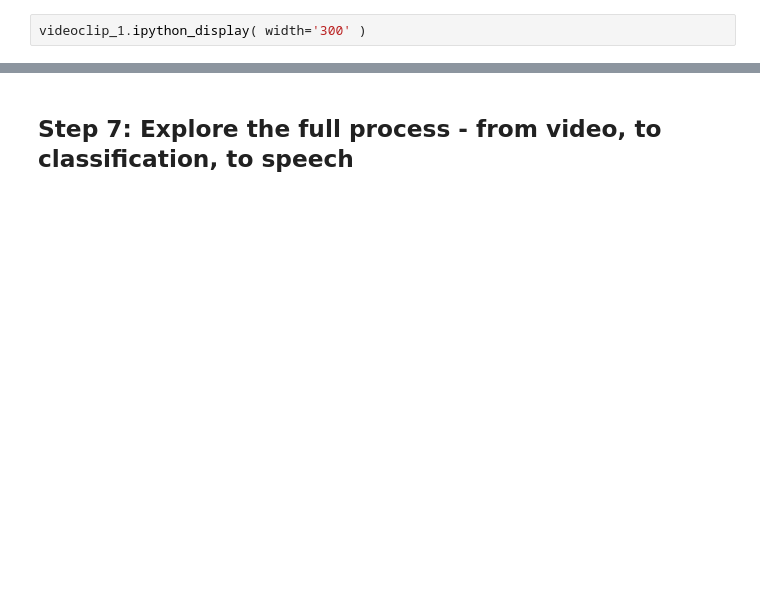
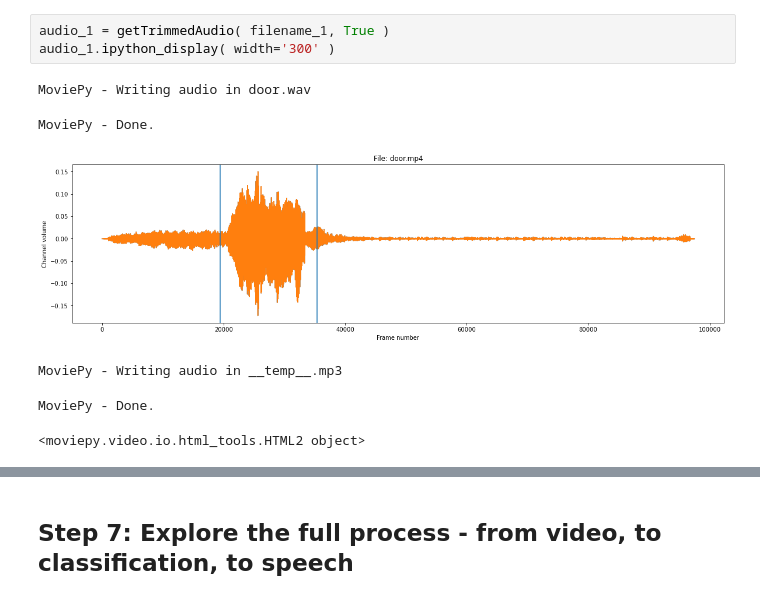
Before and after one commit to spackows/CASCON-2018_Analyzing_images, a Jupyter notebook: cat-translator/sample-notebooks/cat-translator-app-code-notebook.ipynb, the cells around one changed output, grey strips where cells are left out. Saved outputs shown, nothing was run; the diff lists cells and outputs as text; blank space fills up the shorter version.

```diff
--- a/cat-translator/sample-notebooks/cat-translator-app-code-notebook.ipynb
+++ b/cat-translator/sample-notebooks/cat-translator-app-code-notebook.ipynb
@@ -73,3 +120,11 @@ videoclip_2 = VideoFileClip( filename_2 )
 # %%
-videoclip_1.ipython_display( width='300' )
+audio_1 = getTrimmedAudio( filename_1, True )
+audio_1.ipython_display( width='300' )
+# %% [output]
+MoviePy - Writing audio in door.wav
+MoviePy - Done.
+[figure, added]
+MoviePy - Writing audio in __temp__.mp3
+MoviePy - Done.
+<moviepy.video.io.html_tools.HTML2 object>
 # %%
```
Also changed, not shown: parts of 56 cells of this notebook.
